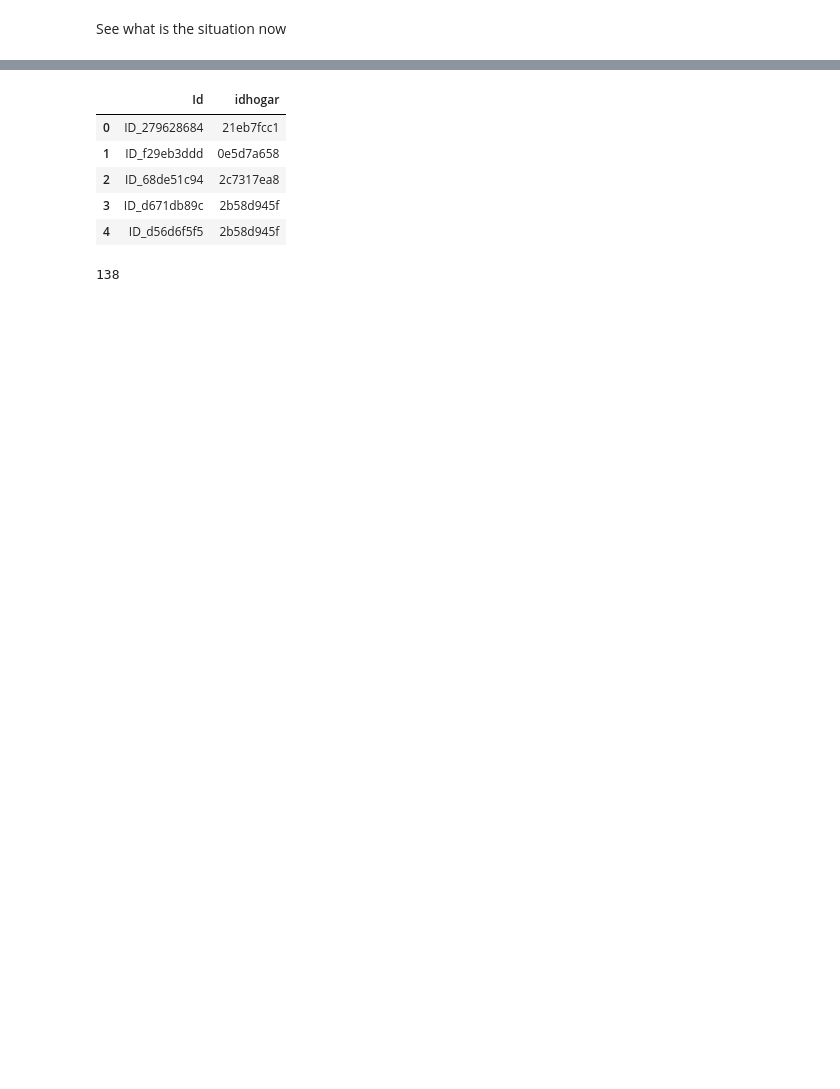
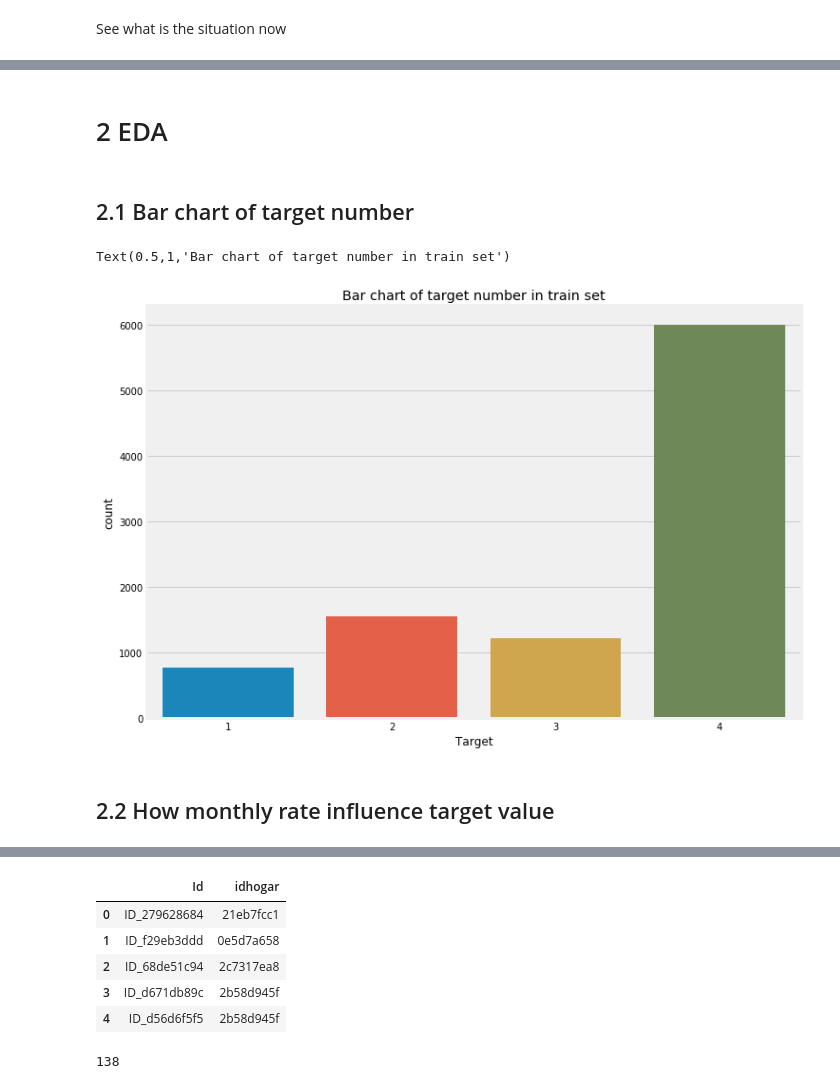
Before and after one commit to MasseyStudyGoup/DS, a Jupyter notebook: poverty_prediction-3.ipynb, the cells around one changed output, grey strips where cells are left out. Cells and saved outputs as stored; diff of their text form; code cells hidden in the pictures; blank space fills up the shorter version.

```diff
--- a/poverty_prediction-3.ipynb
+++ b/poverty_prediction-3.ipynb
@@ -366,0 +448,14 @@ missing.sort_values('percent', ascending = False).head(10)
+# %% [markdown]
+# 2 EDA
+# %% [markdown]
+## 2.1 Bar chart of target number
+# %%
+fig, ax = plt.subplots()
+fig.set_size_inches(11, 8)
+sns.countplot(x="Target", data=train);
+plt.title("Bar chart of target number in train set")
+# %% [output]
+Text(0.5,1,'Bar chart of target number in train set')
+[figure, added]
+# %% [markdown]
+## 2.2 How monthly rate influence target value
```
Also changed, not shown: parts of 104 cells of this notebook.
